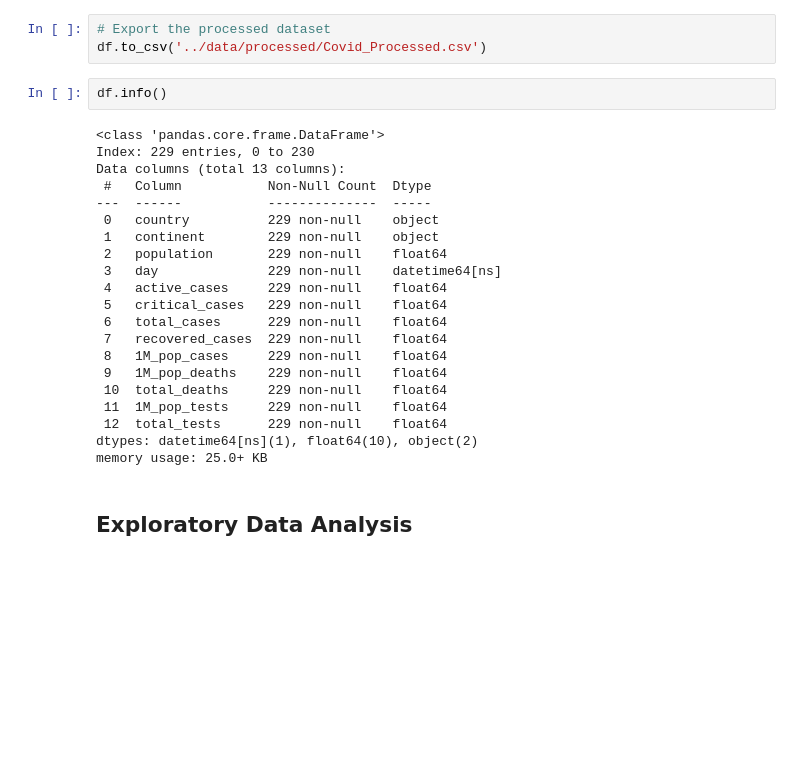
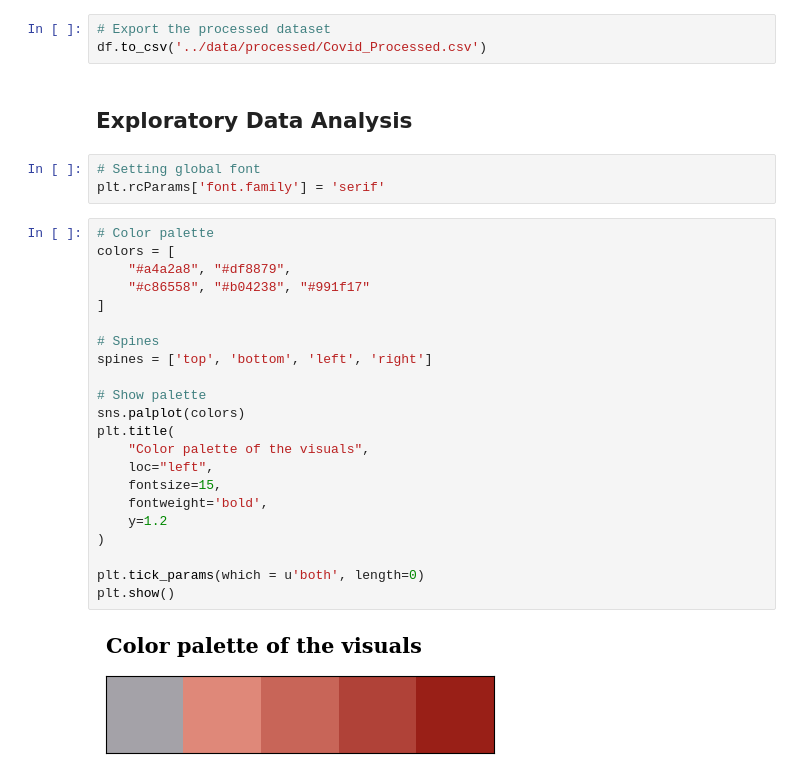
Before and after one commit to ahmedllshafiey/COVID-Data-Notebook, a Jupyter notebook: notebook/analysis.ipynb, the cells around one changed output. Cells and saved outputs as stored; diff of their text form; blank space fills up the shorter version.

```diff
--- a/notebook/analysis.ipynb
+++ b/notebook/analysis.ipynb
@@ -29,29 +30,33 @@ df['total_cases'] = df['total_cases'].astype('float64')
 # %%
 # Export the processed dataset
 df.to_csv('../data/processed/Covid_Processed.csv')
-# %%
-df.info()
-# %% [output]
-<class 'pandas.core.frame.DataFrame'>
-Index: 229 entries, 0 to 230
-Data columns (total 13 columns):
- #   Column           Non-Null Count  Dtype
----  ------           --------------  -----
- 0   country          229 non-null    object
- 1   continent        229 non-null    object
- 2   population       229 non-null    float64
- 3   day              229 non-null    datetime64[ns]
- 4   active_cases     229 non-null    float64
- 5   critical_cases   229 non-null    float64
- 6   total_cases      229 non-null    float64
- 7   recovered_cases  229 non-null    float64
- 8   1M_pop_cases     229 non-null    float64
- 9   1M_pop_deaths    229 non-null    float64
- 10  total_deaths     229 non-null    float64
- 11  1M_pop_tests     229 non-null    float64
- 12  total_tests      229 non-null    float64
-dtypes: datetime64[ns](1), float64(10), object(2)
-memory usage: 25.0+ KB
 # %% [markdown]
-## Exploratory Data Analysis
+## <B>Exploratory Data Analysis<B>
+# %%
+# Setting global font
+plt.rcParams['font.family'] = 'serif'
+# %%
+# Color palette
+colors = [
+    "#a4a2a8", "#df8879",
+    "#c86558", "#b04238", "#991f17"
+]
+
+# Spines
+spines = ['top', 'bottom', 'left', 'right']
+
+# Show palette
+sns.palplot(colors)
+plt.title(
+    "Color palette of the visuals",
+    loc="left",
+    fontsize=15,
+    fontweight='bold',
+    y=1.2
+)
+
+plt.tick_params(which = u'both', length=0)
+plt.show()
+# %% [output]
+[figure, added]
 # %%
```
Also changed, not shown: parts of 13 cells of this notebook, 10 other files.
